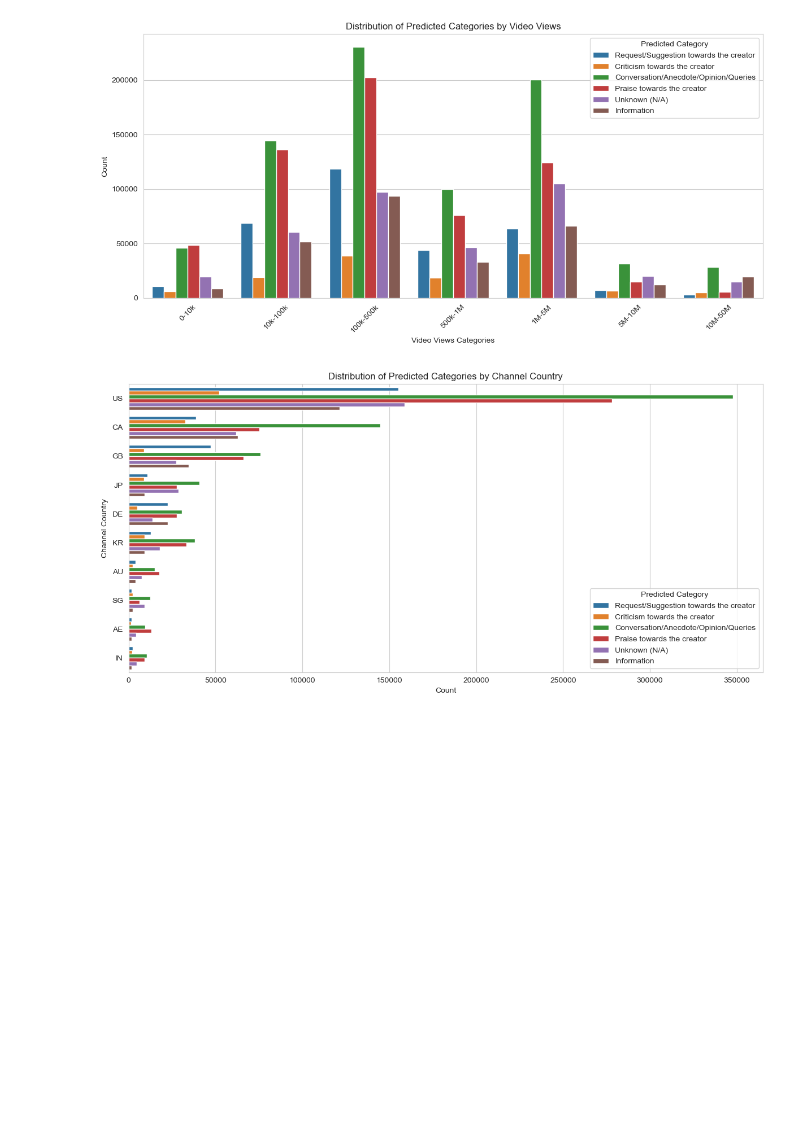
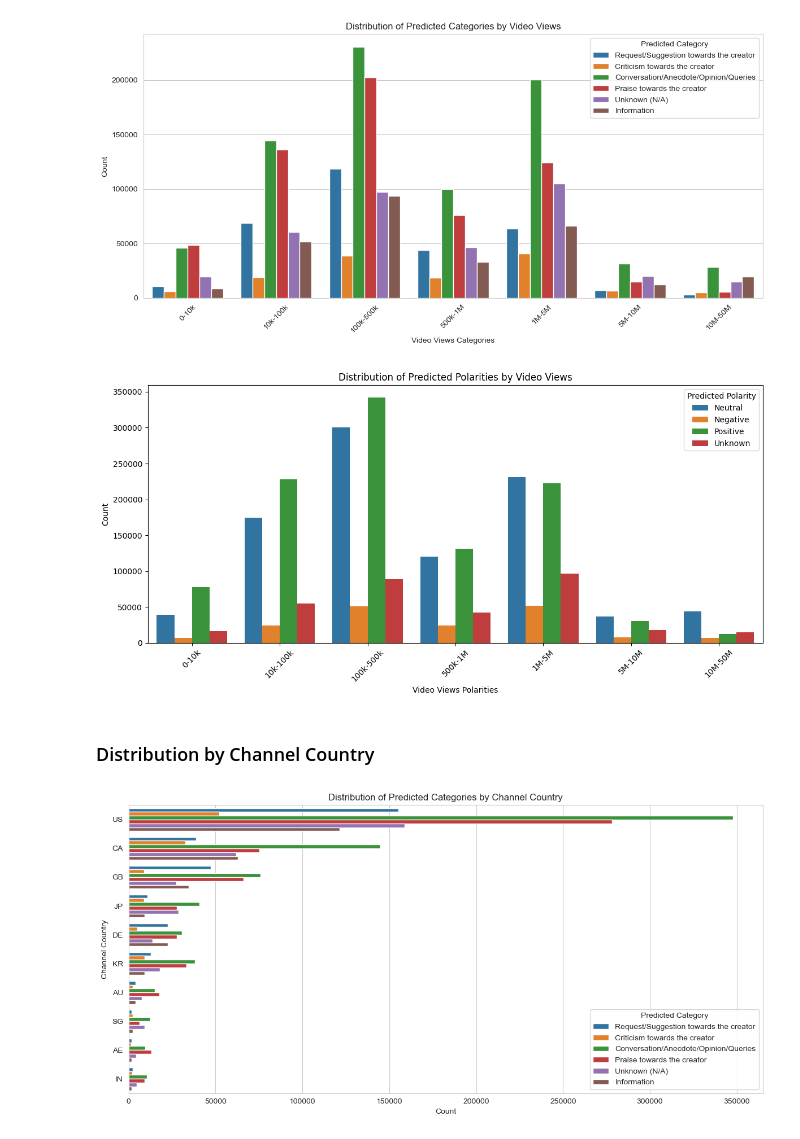
Before and after one commit to jaiiraaaaaa/thesis_EDA, a Jupyter notebook: Thesis_EDA.ipynb, the cells around one changed output. Cells and saved outputs as stored; diff of their text form; code cells hidden in the pictures; blank space fills up the shorter version.

Commit message:
updated visualizations with polarity

```diff
--- a/Thesis_EDA.ipynb
+++ b/Thesis_EDA.ipynb
@@ -349,0 +343,9 @@ merged_data['quarter'] = merged_data['datePublished'].dt.quarter
+# %%
+# Merge the datasets on videoId
+polarity_predictions_df = pd.read_csv('initial_polarity_predictions.csv')
+merged_polarity_data = pd.merge(polarity_predictions_df, df, on='videoId')
+
+# Convert 'datePublished' to datetime format and extract year and quarter
+merged_polarity_data['datePublished'] = pd.to_datetime(merged_polarity_data['datePublished'])
+merged_polarity_data['year'] = merged_polarity_data['datePublished'].dt.year
+merged_polarity_data['quarter'] = merged_polarity_data['datePublished'].dt.quarter
@@ -362,4 +374,5 @@ sns.set_style("whitegrid")
 # Categorize 'Video Views' into ranges for easier analysis
 bins = [0, 10000, 100000, 500000, 1000000, 5000000, 10000000, 50000000]
 labels = ['0-10k', '10k-100k', '100k-500k', '500k-1M', '1M-5M', '5M-10M', '10M-50M']
-merged_data['views_category'] = pd.cut(merged_data['Video Views'], bins=bins, labels=labels)
+# merged_data['views_category'] = pd.cut(merged_data['Video Views'], bins=bins, labels=labels)
+merged_polarity_data['views_category'] = pd.cut(merged_polarity_data['Video Views_y'], bins=bins, labels=labels)
@@ -376,6 +391,21 @@ plt.tight_layout()
 plt.show()
 # %% [output]
 [figure]
+# %%
+# Visualization 1: Polarity Distribution by Video Views
+plt.figure(figsize=(12, 6))
+sns.countplot(data=merged_polarity_data, x='views_category', hue='Predicted_Polarity', order=labels)
+plt.title('Distribution of Predicted Polarities by Video Views')
+plt.xlabel('Video Views Polarities')
+plt.ylabel('Count')
+plt.xticks(rotation=45)
+plt.legend(title='Predicted Polarity')
+plt.tight_layout()
+plt.show()
+# %% [output]
+[figure, added]
+# %% [markdown]
+### Distribution by Channel Country
 # %%
 # Visualization 2: Category Distribution by Channel Country
 plt.figure(figsize=(12, 6))
```
Also changed, not shown: parts of 21 cells of this notebook, 1 other file.
